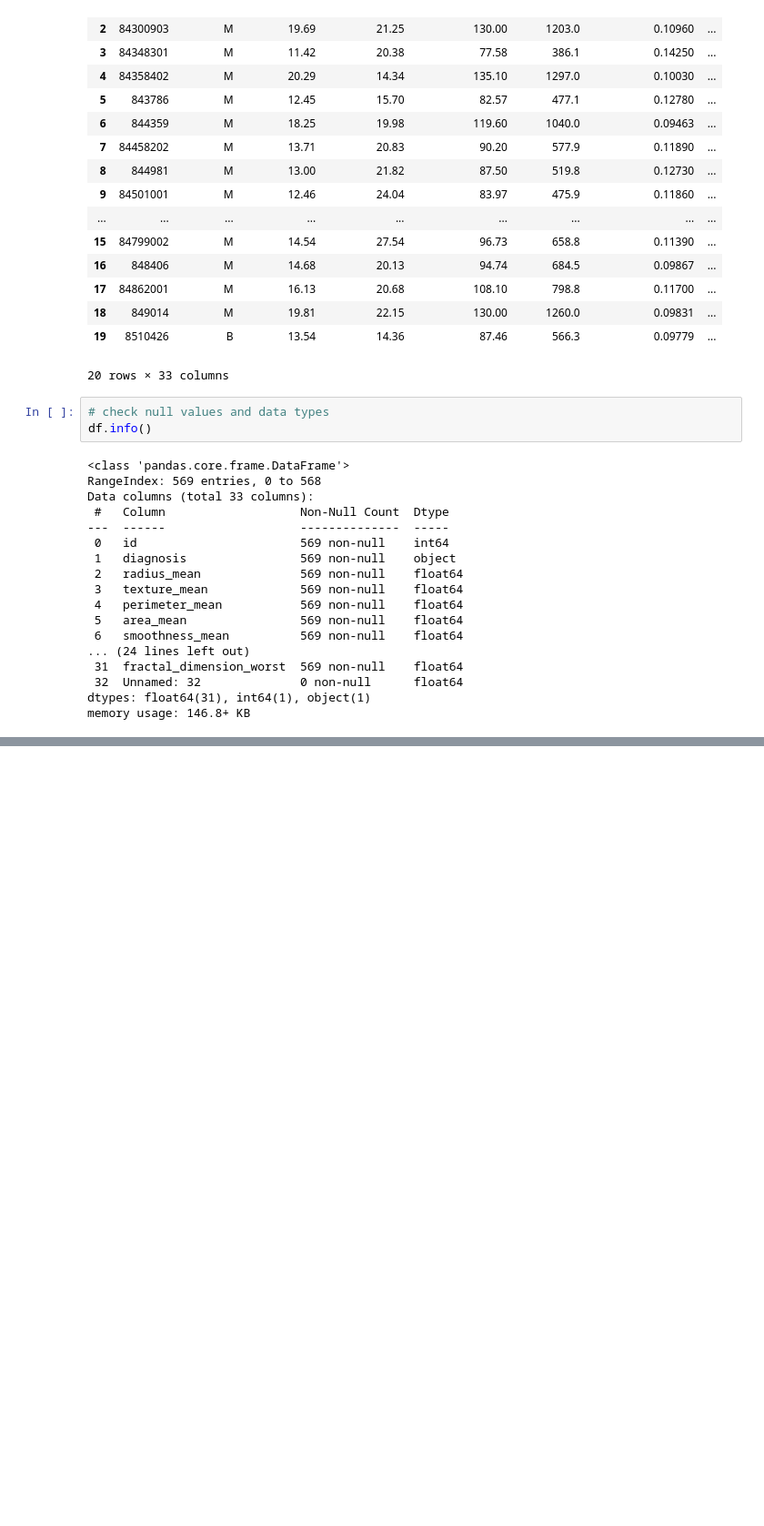
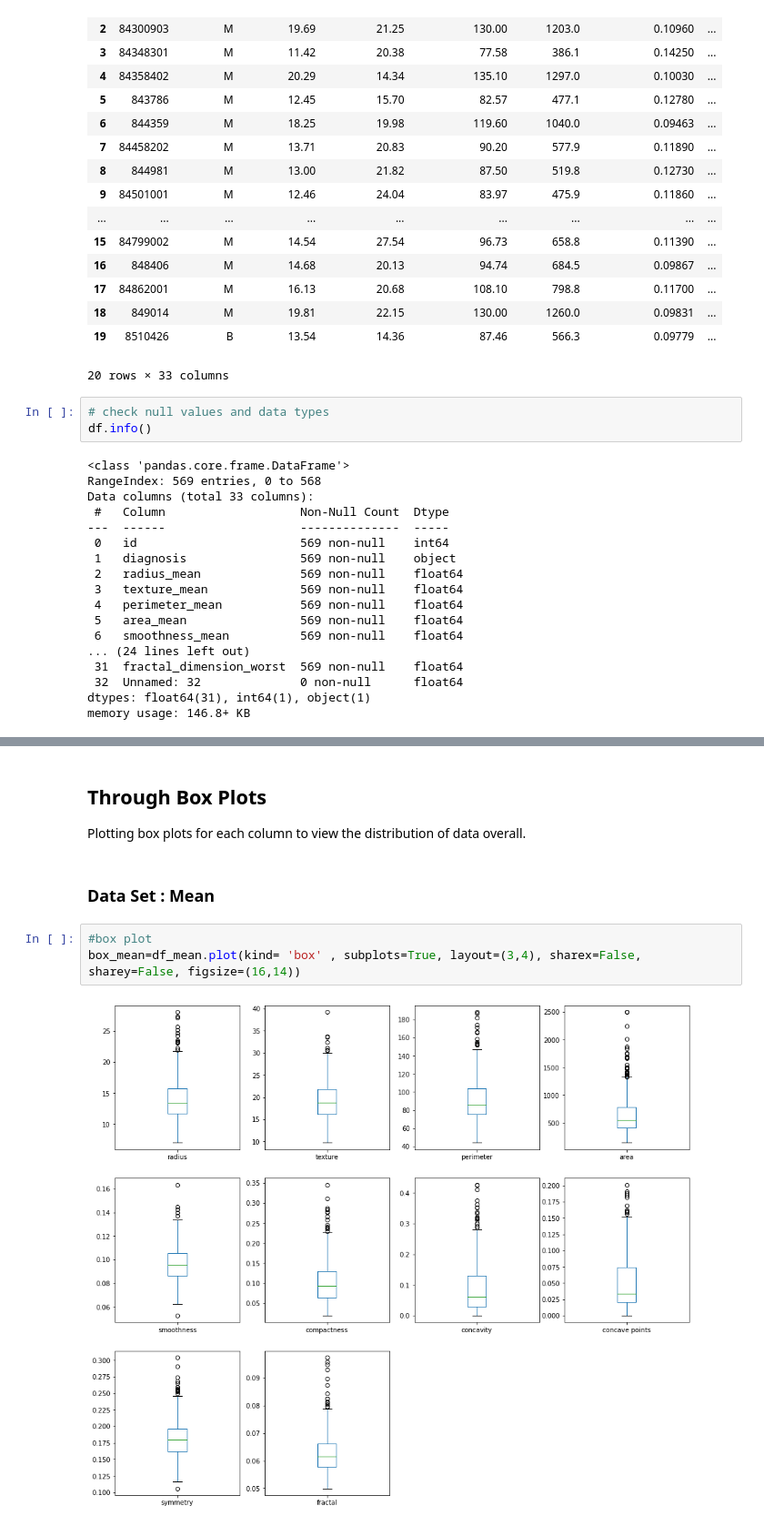
Before and after one commit to 0xNILADRI/breast-cancer, a Jupyter notebook: investigation.ipynb, the cells around one changed output, grey strips where cells are left out. Shown at 91% size. Cells and saved outputs as stored; diff of their text form; blank space fills up the shorter version.

```diff
--- a/investigation.ipynb
+++ b/investigation.ipynb
@@ -109,0 +249,11 @@ The following details could be drawn after properly analysing the dataset :
+# %% [markdown]
+## Through Box Plots
+
+Plotting box plots for each column to view the distribution of data overall.
+# %% [markdown]
+### Data Set : Mean
+# %%
+#box plot
+box_mean=df_mean.plot(kind= 'box' , subplots=True, layout=(3,4), sharex=False, sharey=False, figsize=(16,14))
+# %% [output]
+[figure, added]
```
Also changed, not shown: parts of 35 cells of this notebook, 3 other files.
